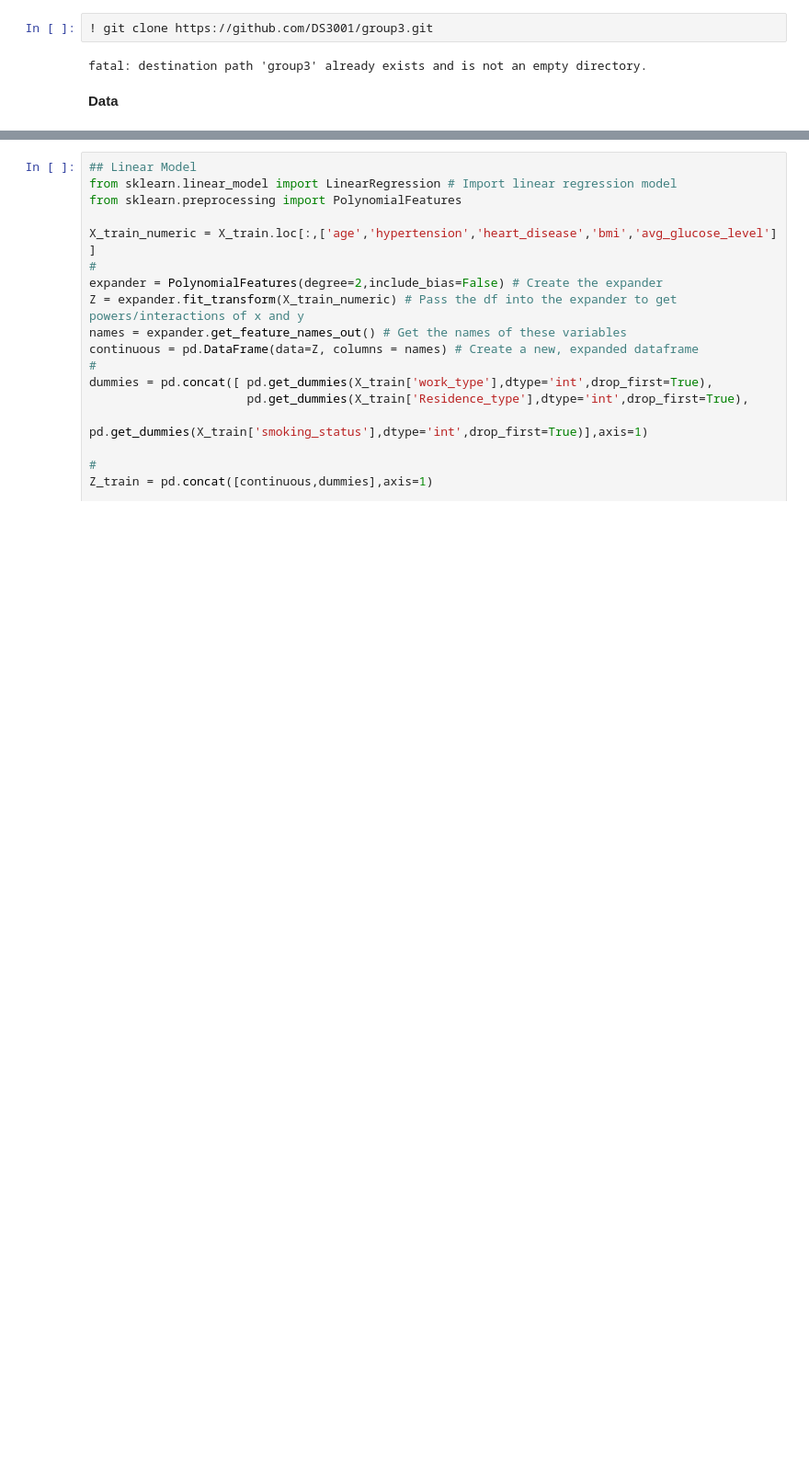
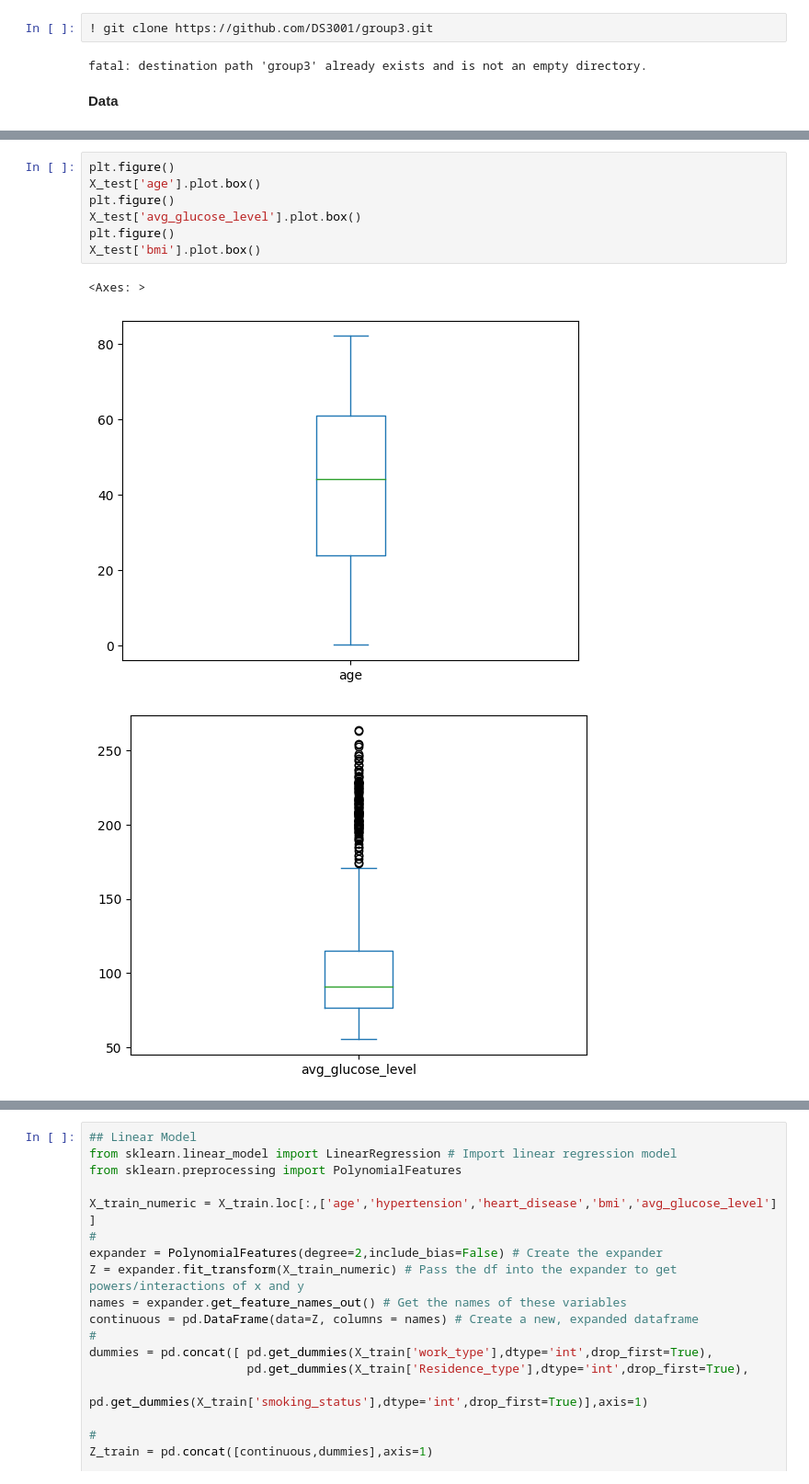
Before and after one commit to DS3001/group3, a Jupyter notebook: Project2.ipynb, the cells around one changed output, grey strips where cells are left out. Shown: that part at 92% size. Saved outputs shown, nothing was run; the diff lists cells and outputs as text; blank space fills up the shorter version.

```diff
--- a/Project2.ipynb
+++ b/Project2.ipynb
@@ -25,0 +35,11 @@ X_train.loc[X_train['gender']=='Other','gender'] = 'Male'
+# %%
+plt.figure()
+X_test['age'].plot.box()
+plt.figure()
+X_test['avg_glucose_level'].plot.box()
+plt.figure()
+X_test['bmi'].plot.box()
+# %% [output]
+<Axes: >
+[figure, added]
+[figure, added]
```
Also changed, not shown: parts of 6 cells of this notebook.
